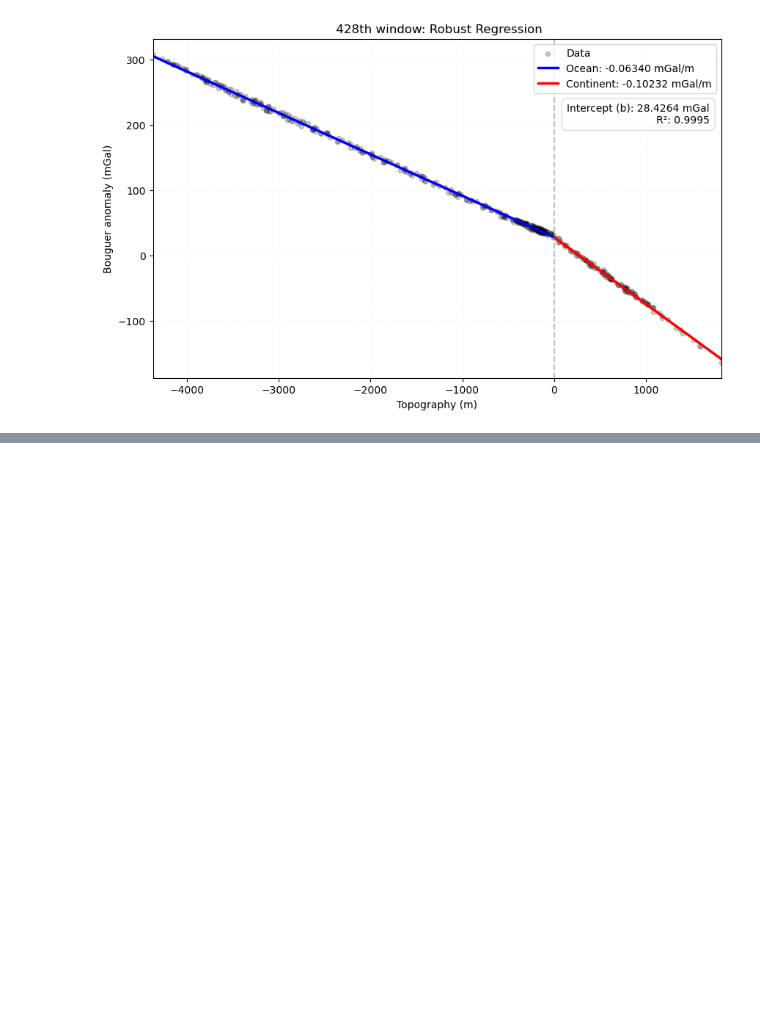
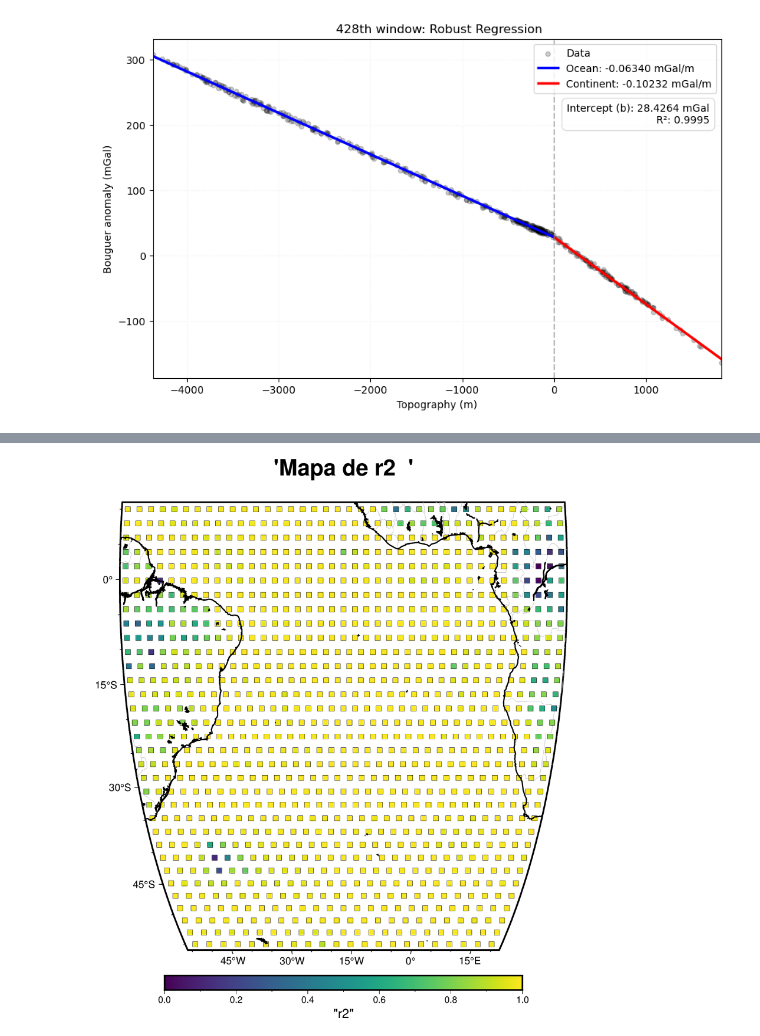
Before and after one commit to compgeolab/gravity-topography-regression, a Jupyter notebook: code/regression_windows_r2.ipynb, the cells around one changed output, grey strips where cells are left out. Cells and saved outputs as stored; diff of their text form; code cells hidden in the pictures; blank space fills up the shorter version.

```diff
--- a/code/regression_windows_r2.ipynb
+++ b/code/regression_windows_r2.ipynb
@@ -251,0 +310,8 @@ O círculo rosa é a localização da janela.
+# %%
+fig_r2 = r.plot_parameters_map(df_windows, 'r2', v_range = [0, 1], step = 0.01, cmap='viridis', reverse=False, projection = 'W', title_add = " ")
+fig_r2.coast(shorelines='1p,black')
+fig_r2.savefig('mapa-r2.png')
+
+fig_r2.show()
+# %% [output]
+[figure, added]
```
Also changed, not shown: parts of 24 cells of this notebook, 18 other files.
